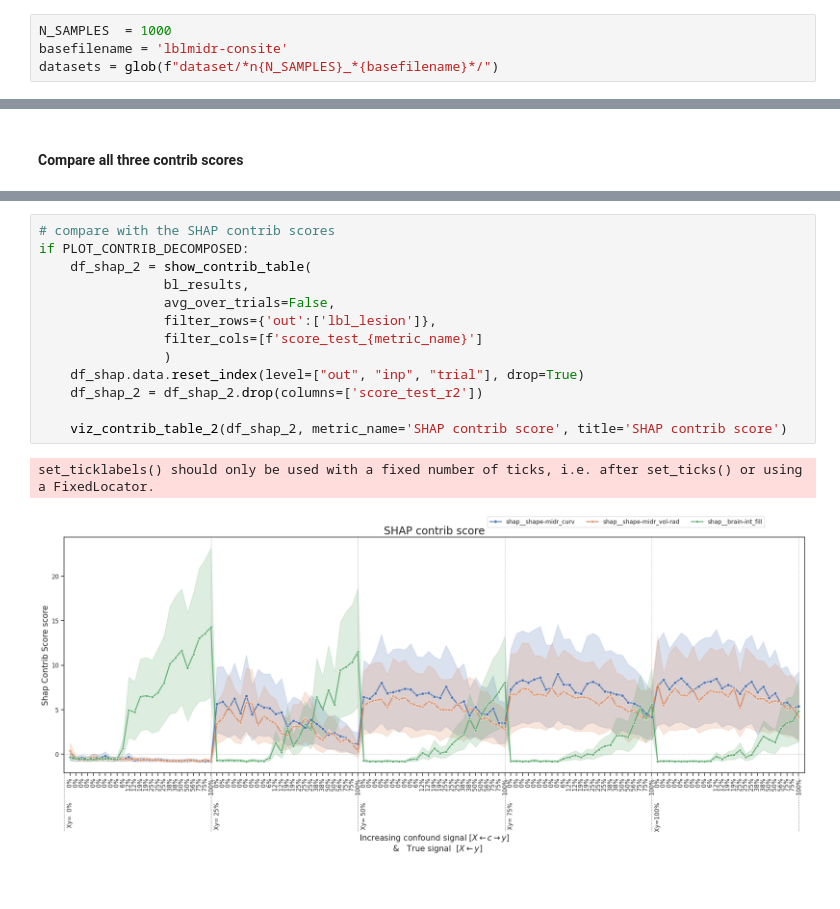
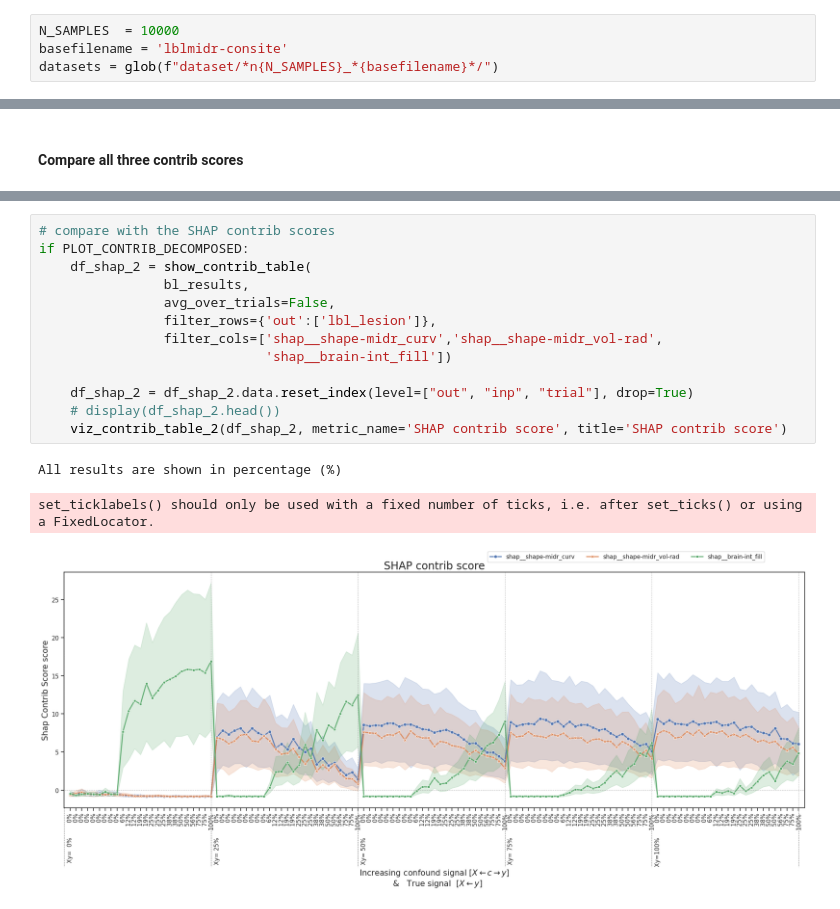
Before and after one commit to RoshanRane/toybrains, a Jupyter notebook: experiments/lblmidr-consite/1-estimate_baselines.ipynb, the cells around one changed output, grey strips where cells are left out. Saved outputs shown, nothing was run; the diff lists cells and outputs as text.

```diff
--- a/experiments/lblmidr-consite/1-estimate_baselines.ipynb
+++ b/experiments/lblmidr-consite/1-estimate_baselines.ipynb
@@ -30,7 +30,7 @@ PLOT_CONTRIB_DECOMPOSED = True
 # %% [markdown]
 ### Load the baseline results
 # %%
-N_SAMPLES  = 1000
+N_SAMPLES  = 10000
 basefilename = 'lblmidr-consite'
 datasets = glob(f"dataset/*n{N_SAMPLES}_*{basefilename}*/")
 # %%
@@ -383,16 +390,17 @@ set_ticklabels() should only be used with a fixed number of ticks, i.e. after se
 # %%
 # compare with the SHAP contrib scores
 if PLOT_CONTRIB_DECOMPOSED:
     df_shap_2 = show_contrib_table(
                 bl_results,
                 avg_over_trials=False,
                 filter_rows={'out':['lbl_lesion']},
-                filter_cols=[f'score_test_{metric_name}']
-                )
-    df_shap.data.reset_index(level=["out", "inp", "trial"], drop=True)
-    df_shap_2 = df_shap_2.drop(columns=['score_test_r2'])
+                filter_cols=['shap__shape-midr_curv','shap__shape-midr_vol-rad',
+                             'shap__brain-int_fill'])
 
+    df_shap_2 = df_shap_2.data.reset_index(level=["out", "inp", "trial"], drop=True)
+    # display(df_shap_2.head())
     viz_contrib_table_2(df_shap_2, metric_name='SHAP contrib score', title='SHAP contrib score')
 # %% [output]
-set_ticklabels() should only be used with a fixed number of ticks, i.e. after set_ticks() or using a FixedLocator.
+All results are shown in percentage (%)
+set_ticklabels() should only be used with a fixed number of ticks, i.e. after set_ticks() or using a FixedLocator.
-[figure, old version]
+[figure, new version]
```
Also changed, not shown: parts of 6 cells of this notebook.
